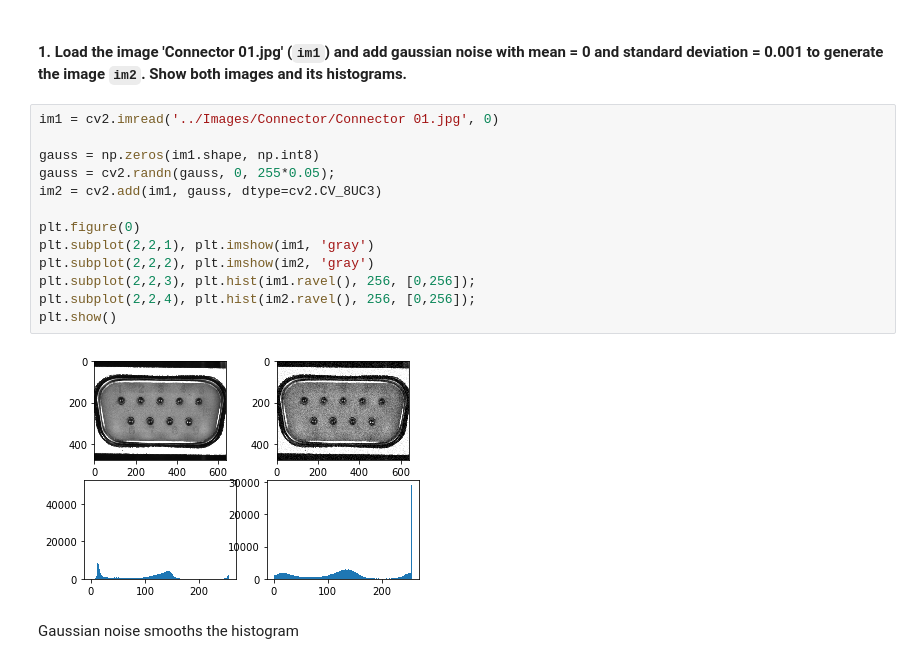
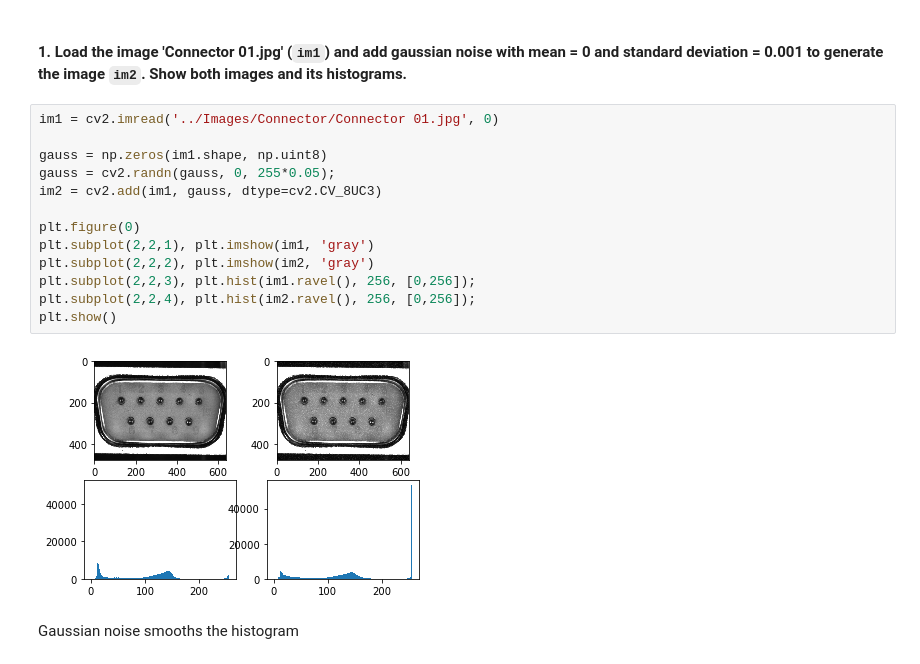
Before and after one commit to alesolano/computer_vision_with_opencv, a Jupyter notebook: notebooks/Notebook_3.ipynb, the cells around one changed output. Cells and saved outputs as stored; diff of their text form.

Commit message:
change int8 to uint8

```diff
--- a/notebooks/Notebook_3.ipynb
+++ b/notebooks/Notebook_3.ipynb
@@ -16,18 +16,18 @@ from matplotlib import pyplot as plt
 # %%
 im1 = cv2.imread('../Images/Connector/Connector 01.jpg', 0)
 
-gauss = np.zeros(im1.shape, np.int8)
+gauss = np.zeros(im1.shape, np.uint8)
 gauss = cv2.randn(gauss, 0, 255*0.05);
 im2 = cv2.add(im1, gauss, dtype=cv2.CV_8UC3)
 
 plt.figure(0)
 plt.subplot(2,2,1), plt.imshow(im1, 'gray')
 plt.subplot(2,2,2), plt.imshow(im2, 'gray')
 plt.subplot(2,2,3), plt.hist(im1.ravel(), 256, [0,256]);
 plt.subplot(2,2,4), plt.hist(im2.ravel(), 256, [0,256]);
 plt.show()
 # %% [output]
-[figure, old version]
+[figure, new version]
 # %% [markdown]
 Gaussian noise smooths the histogram
 # %% [markdown]
```
Also changed, not shown: parts of 4 cells of this notebook, 1 other file.
